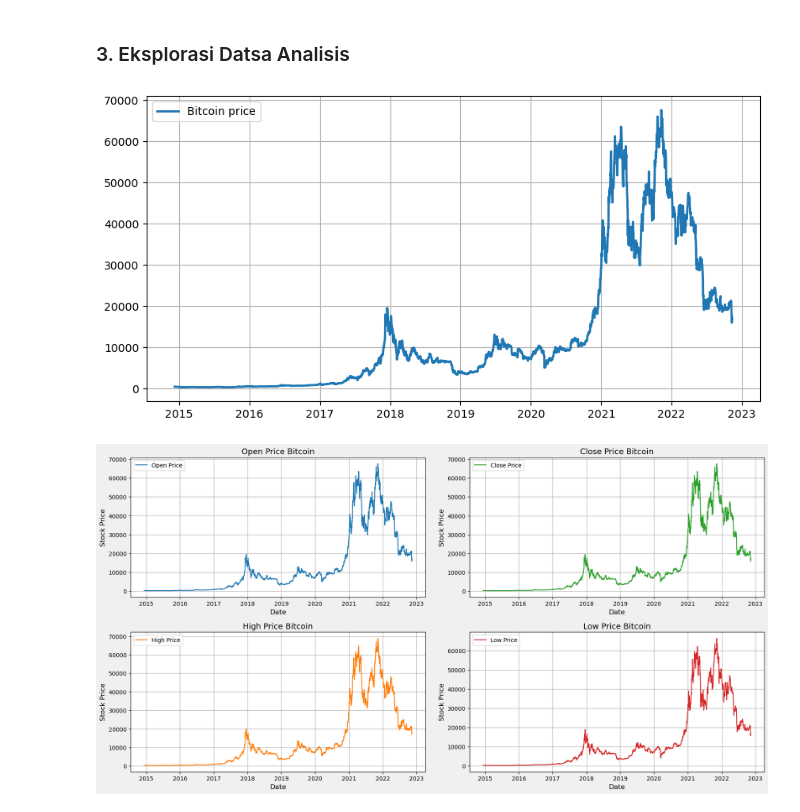
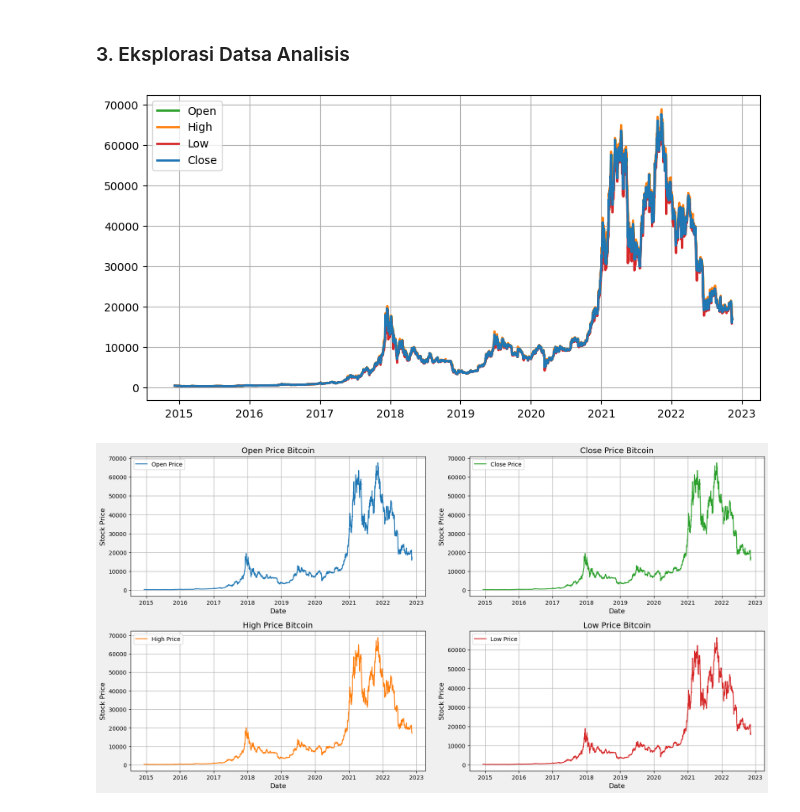
Before and after one commit to kusin/tensorflow-btc-usd-v1, a Jupyter notebook: Stacked-Bidirectional LSTM-RNN.ipynb, the cells around one changed output. Cells and saved outputs as stored; diff of their text form; code cells hidden in the pictures.

```diff
--- a/Stacked-Bidirectional LSTM-RNN.ipynb
+++ b/Stacked-Bidirectional LSTM-RNN.ipynb
@@ -109,18 +109,21 @@ Date
 # %%
 # membuat frame
 fig, ax = plt.subplots(figsize = (10,5))
 
 # membuat time series plot
-ax.plot(dataset.index.values, dataset["Close"], color="tab:blue", label="Bitcoin price", linewidth=2)
+ax.plot(dataset.index.values, dataset["Open"], color="tab:green", label="Open", linewidth=2)
+ax.plot(dataset.index.values, dataset["High"], color="tab:orange", label="High", linewidth=2)
+ax.plot(dataset.index.values, dataset["Low"], color="tab:red", label="Low", linewidth=2)
+ax.plot(dataset.index.values, dataset["Close"], color="tab:blue", label="Close", linewidth=2)
 
 # membuat label-label
 ax.legend(loc='upper left')
 ax.grid(True)
 
 # menampilkan plot
 plt.show()
 # %% [output]
-[figure, old version]
+[figure, new version]
 # %%
 # membuat frame
 fig, ((ax1, ax2), (ax3, ax4)) = plt.subplots(nrows=2, ncols=2, facecolor="#f0f0f0", figsize=(20, 10))
```
Also changed, not shown: parts of 13 cells of this notebook.
